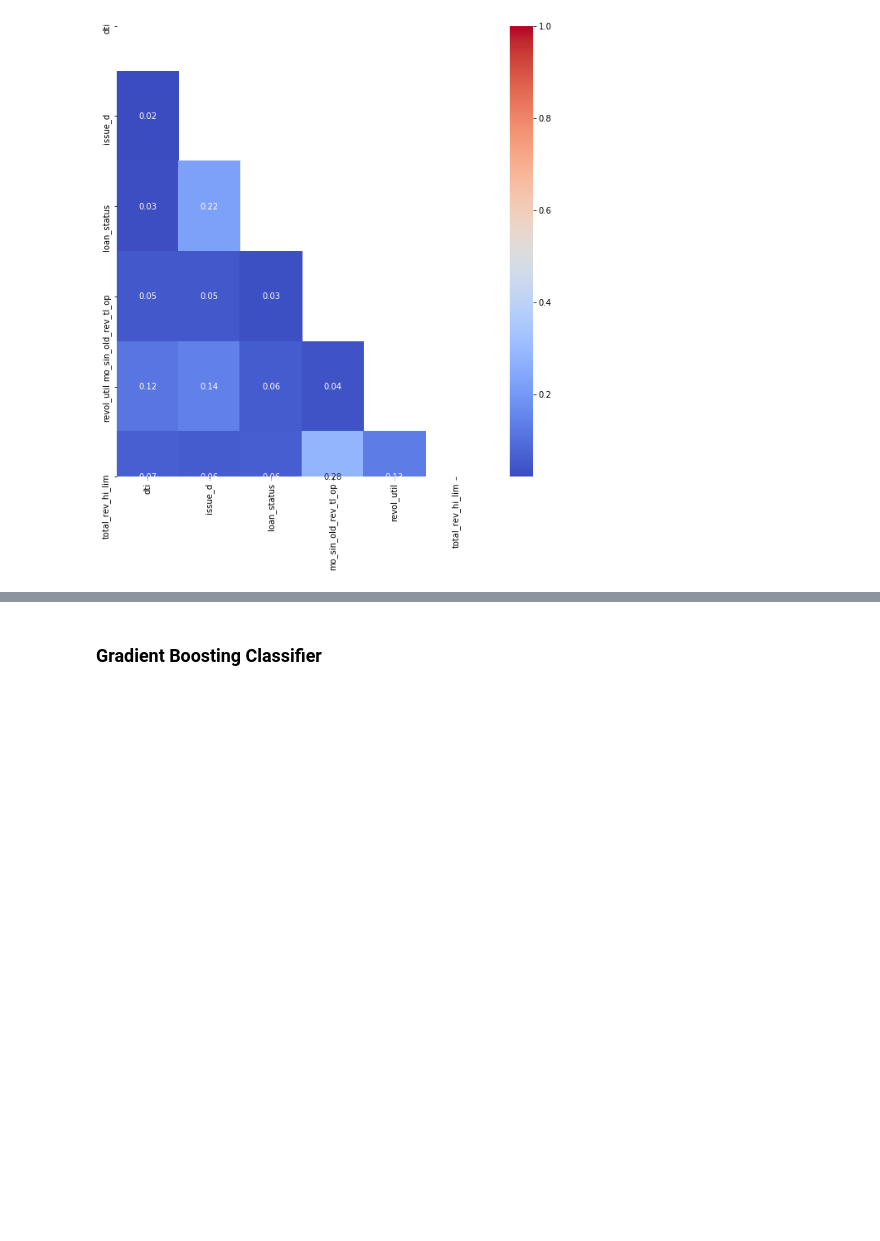
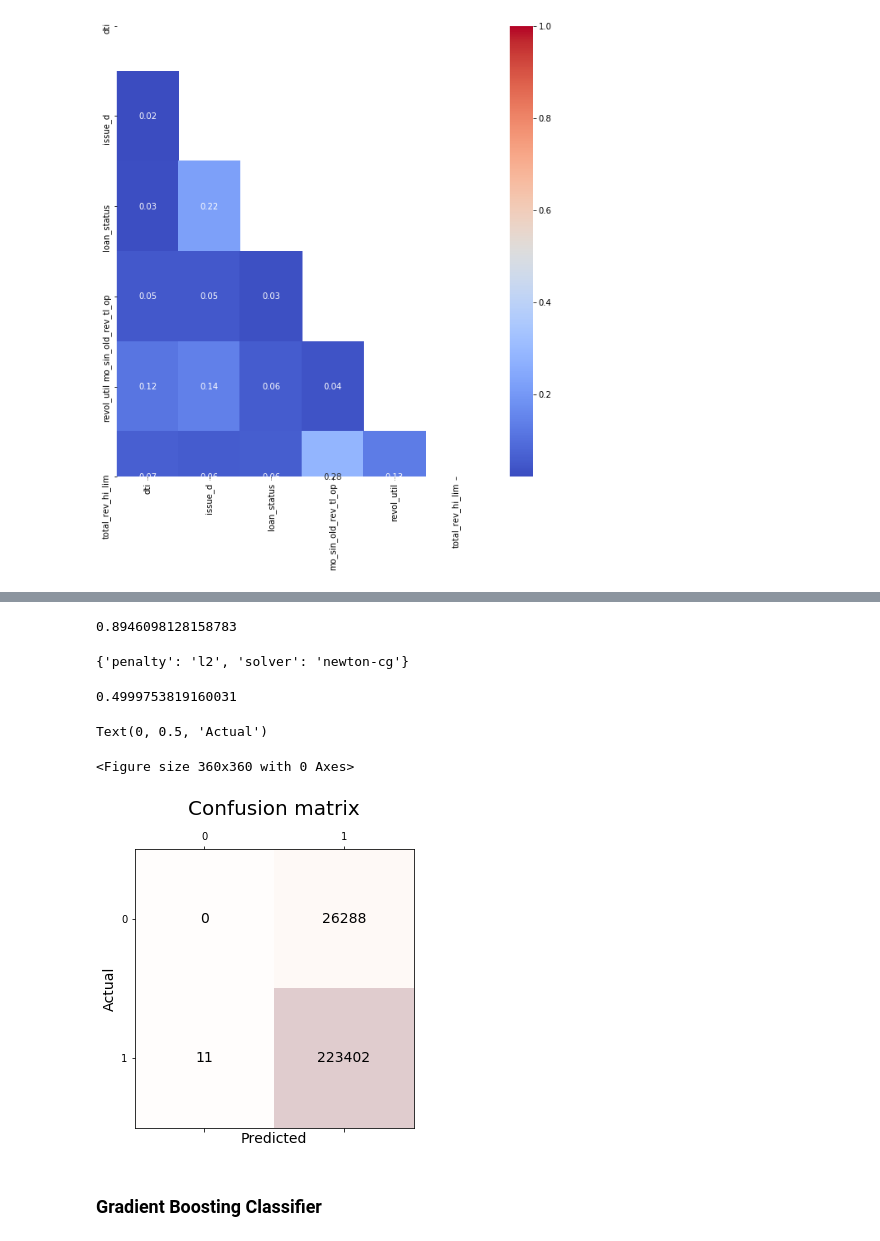
Before and after one commit to dhivya-rao/FAML, a Jupyter notebook: LendingClub - Kaggle.ipynb, the cells around one changed output, grey strips where cells are left out. Cells and saved outputs as stored; diff of their text form; code cells hidden in the pictures; blank space fills up the shorter version.

```diff
--- a/LendingClub - Kaggle.ipynb
+++ b/LendingClub - Kaggle.ipynb
@@ -329,2 +408,39 @@ select_important_features = SelectFromModel(rf_pipeline.named_steps['classifier'
+# %%
+lr_pipeline.named_steps['classifier'].best_score_
+# %% [output]
+0.8946098128158783
+# %%
+lr_pipeline.named_steps['classifier'].best_params_
+# %% [output]
+{'penalty': 'l2', 'solver': 'newton-cg'}
+# %%
+# Calculate area under the ROC curve score
+
+from sklearn.metrics import roc_auc_score
+roc_auc_score(y_test, lr_pipeline.predict(X_test))
+# %% [output]
+0.4999753819160031
+# %%
+# Confusion Matrix
+from sklearn.metrics import confusion_matrix
+
+predictions = lr_pipeline.predict(X_test)
+conf_mat = confusion_matrix(y_test, predictions)
+
+plt.rcParams["figure.figsize"] = (5, 5)
+plt.figure(figsize=(5, 5))
+plt.matshow(conf_mat, cmap=plt.cm.Reds, alpha=0.2)
+
+for i in range(2):
+    for j in range(2):
+        plt.text(x=j, y=i, s=conf_mat[i, j], ha="center", va="center", fontdict={"fontsize": 14})
+
+plt.title("Confusion matrix", y=1.1, fontdict={"fontsize": 20})
+plt.xlabel("Predicted", fontdict={"fontsize": 14})
+plt.ylabel("Actual", fontdict={"fontsize": 14})
+# %% [output]
+Text(0, 0.5, 'Actual')
+<Figure size 360x360 with 0 Axes>
+[figure, added]
 # %% [markdown]
 ### Gradient Boosting Classifier
```
Also changed, not shown: parts of 25 cells of this notebook.
